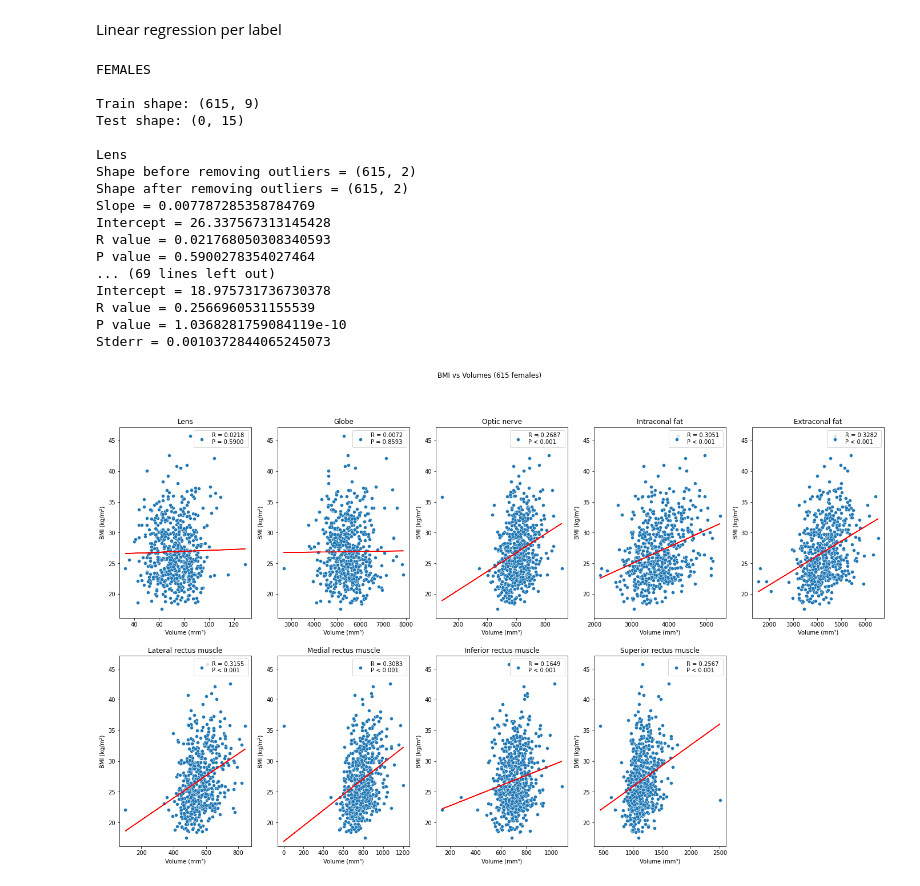
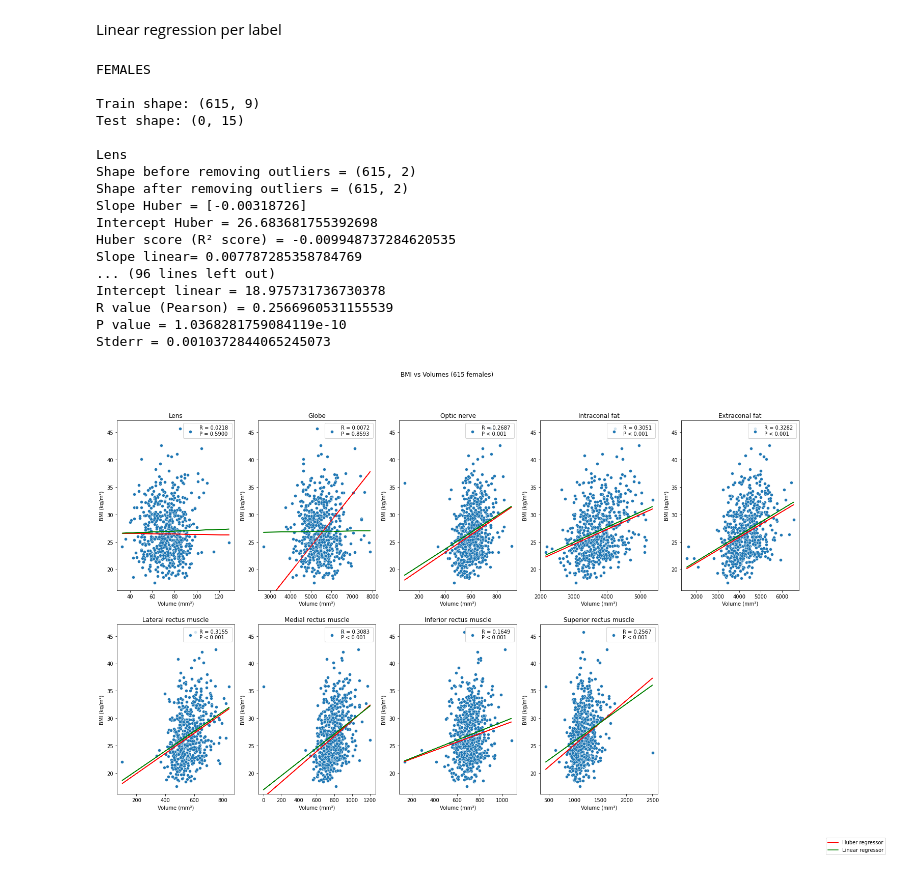
Before and after one commit to jaimebarran/a-eye_segmentation, a Jupyter notebook: deep_learning/3D_multilabel/extract_biometrics.ipynb, the cells around one changed output. Saved outputs shown, nothing was run; the diff lists cells and outputs as text; code cells hidden in the pictures.

```diff
--- a/deep_learning/3D_multilabel/extract_biometrics.ipynb
+++ b/deep_learning/3D_multilabel/extract_biometrics.ipynb
@@ -2871,6 +3220,10 @@ plt.suptitle(f'BMI vs Volumes ({female_group.shape[0]} females)')
 fix_axis = False
 # x_axis = [-2, 2]
 y_axis = [0, 9000]
+# Legend
+legend_elements = [Line2D([], [], color='red', lw=2, label=f'Huber regressor'),
+    Line2D([], [], color='green', label='Linear regressor')]
+fig.legend(handles=legend_elements, loc='lower right')
 
 for n, c in enumerate(columns):
 
@@ -2906,56 +3259,71 @@ for n, c in enumerate(columns):
 
     print(f'Shape after removing outliers = {arr.shape}')
 
+    # Huber regressor
+    train_c = np.reshape(np.array(train[c]), (-1, 1))
+    train_target = np.array(train[target]).flatten()
+    huber = HuberRegressor().fit(train_c, train_target)
+    huber_score = huber.score(train_c, train_target)
+    predictions = huber.predict(train_c)
+    slope_huber = huber.coef_
+    intercept_huber = huber.intercept_
+    print(f'Slope Huber = {slope_huber} \nIntercept Huber = {intercept_huber} \nHuber score (R² score) = {huber_score}')
+
     # Linear regression
     result = stats.linregress(arr)
-    slope = result.slope
-    intercept = result.intercept
+    slope_linear = result.slope
+    intercept_linear = result.intercept
     r_value = result.rvalue
     p_value = result.pvalue
     stderr = result.stderr
-    print(f'Slope = {slope} \nIntercept = {intercept} \nR value = {r_value} \nP value = {p_value} \nStderr = {stderr} \n')
+    print(f'Slope linear= {slope_linear} \nIntercept linear = {intercept_linear} \nR value (Pearson) = {r_value} \nP value = {p_value} \nStderr = {stderr} \n')
 
     # Line per label (using intercept and slope)
-    def get_line(x):
-        return slope * x + intercept
+    def get_line_huber(x):
+        return slope_huber * x + intercept_huber
+    def get_line_linear(x):
+        return slope_linear * x + intercept_linear
 
     # Plot
     ax = plt.subplot(2, 5, n+1) # add a new subplot iteratively
     sns.scatterplot(y=bmi_female.flatten(), x=volumes_female_list[n].flatten(), ax=ax)
-    line_points = list(map(get_line, volumes_female_list[n].flatten()))
-    line = Line2D(volumes_female_list[n].flatten(), line_points, color='red')
-    ax.add_line(line)
+    line_points_huber = list(map(get_line_huber, volumes_female_list[n].flatten()))
+    line_huber = Line2D(volumes_female_list[n].flatten(), line_points_huber, color='red')
+    ax.add_line(line_huber)
+    line_points_linear = list(map(get_line_linear, volumes_female_list[n].flatten()))
+    line_linear= Line2D(volumes_female_list[n].flatten(), line_points_linear, color='green')
+    ax.add_line(line_linear)
     # Title and axis labels
     ax.set_title(list_labels[n])
     ax.set_ylabel('BMI (kg/m²)')
     ax.set_xlabel('Volume (mm³)')
     # Legend
     p_value_plot = f'= {p_value:.4f}' if p_value >= 0.001 else '< 0.001'
     labels = [f'R = {r_value:.4f} \nP {p_value_plot}']
     ax.legend(labels=labels, loc='upper right')
     # Axis
     if fix_axis:
         # ax.set_xlim(x_axis)
         ax.set_ylim(y_axis)
 
-filename = 'bmi_vs_volume_females_linear_regression_outliers_mean' if remove_outliers else 'bmi_vs_volume_females_linear_regression'
+filename = 'bmi_vs_volume_females_linear_regression_outliers_mean' if remove_outliers else 'bmi_vs_volume_females_huber_linear_regression'
 plt.savefig(f'/mnt/sda1/Repos/a-eye/Output/bmi_vs_volume/{filename}_inv.png')
 # %% [output]
 FEMALES
 
 Train shape: (615, 9)
 Test shape: (0, 15)
 
 Lens
 Shape before removing outliers = (615, 2)
 Shape after removing outliers = (615, 2)
-Slope = 0.007787285358784769
-Intercept = 26.337567313145428
-R value = 0.021768050308340593
-P value = 0.5900278354027464
-... (69 lines left out)
-Intercept = 18.975731736730378
-R value = 0.2566960531155539
+Slope Huber = [-0.00318726]
+Intercept Huber = 26.683681755392698
+Huber score (R² score) = -0.009948737284620535
+Slope linear= 0.007787285358784769
+... (96 lines left out)
+Intercept linear = 18.975731736730378
+R value (Pearson) = 0.2566960531155539
 P value = 1.0368281759084119e-10
 Stderr = 0.0010372844065245073
-[figure, old version]
+[figure, new version]
```
Also changed, not shown: parts of 9 cells of this notebook.
